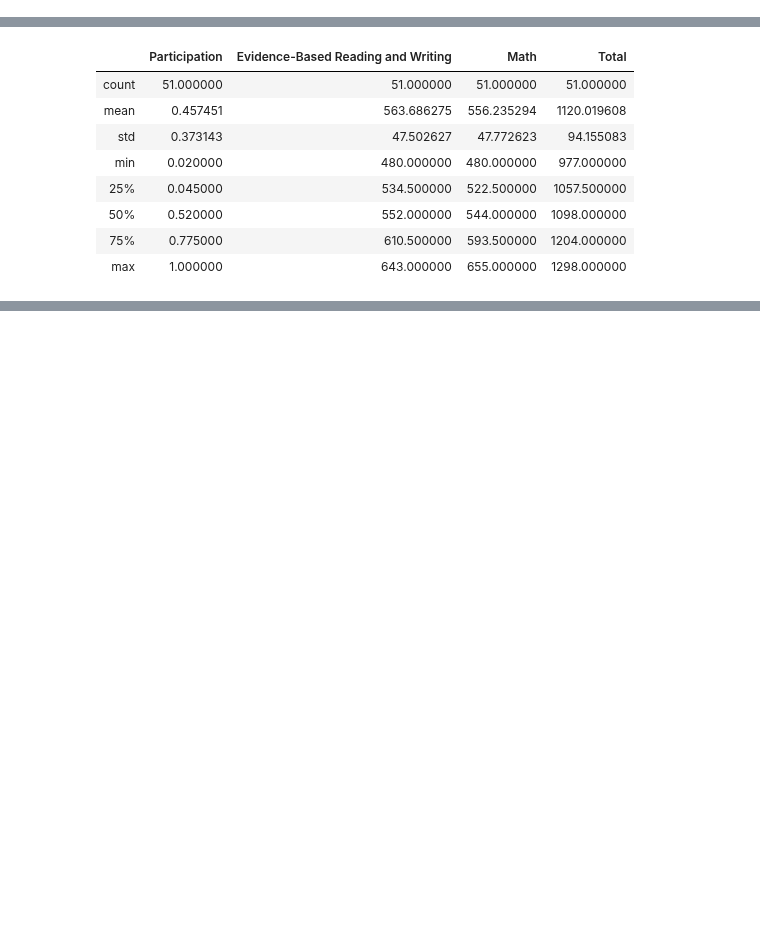
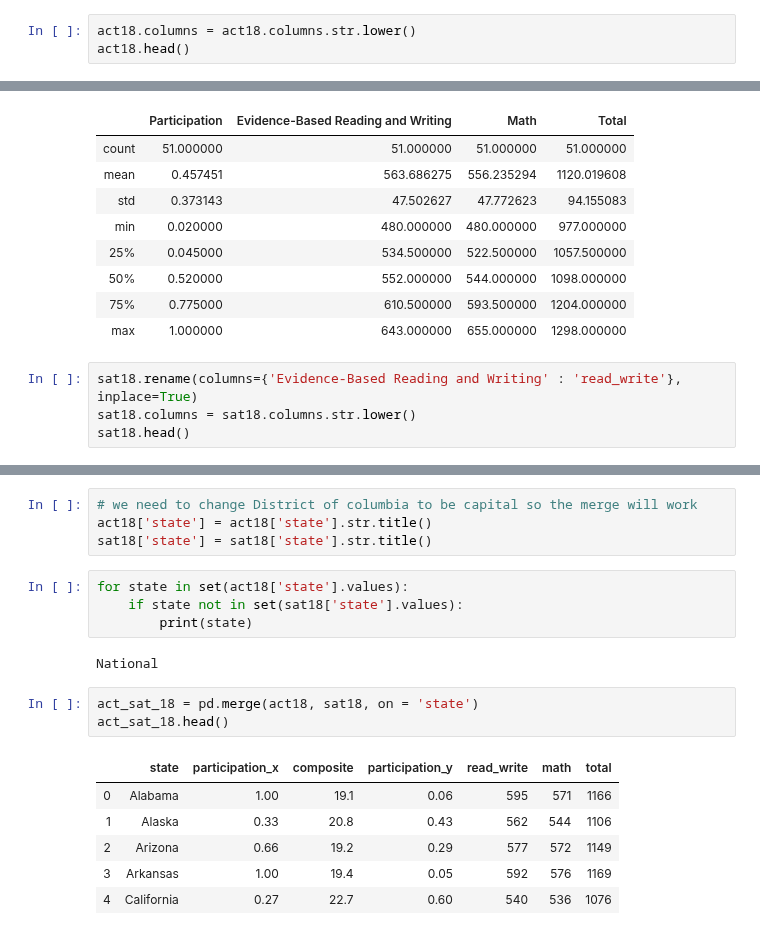
Before and after one commit to CreightonAshton/Scratchwork, a Jupyter notebook: Code/ACT-SAT/ACT-SAT.ipynb, the cells around one changed output, grey strips where cells are left out. Drawn from its saved outputs; the diff is of its cells as text; blank space fills up the shorter version.

```diff
--- a/Code/ACT-SAT/ACT-SAT.ipynb
+++ b/Code/ACT-SAT/ACT-SAT.ipynb
@@ -191,0 +193,3 @@ act18.head()
+# %%
+act18.columns = act18.columns.str.lower()
+act18.head()
@@ -295,3 +326,7 @@ sat18.describe()
 | 50% | 0.520000 | 552.000000 | 544.000000 | 1098.000000 |
 | 75% | 0.775000 | 610.500000 | 593.500000 | 1204.000000 |
 | max | 1.000000 | 643.000000 | 655.000000 | 1298.000000 |
+# %%
+sat18.rename(columns={'Evidence-Based Reading and Writing' : 'read_write'}, inplace=True)
+sat18.columns = sat18.columns.str.lower()
+sat18.head()
@@ -297,0 +406,20 @@ sat18.describe()
+# %%
+# we need to change District of columbia to be capital so the merge will work
+act18['state'] = act18['state'].str.title()
+sat18['state'] = sat18['state'].str.title()
+# %%
+for state in set(act18['state'].values):
+    if state not in set(sat18['state'].values):
+        print(state)
+# %% [output]
+National
+# %%
+act_sat_18 = pd.merge(act18, sat18, on = 'state')
+act_sat_18.head()
+# %% [output]
+|  | state | participation_x | composite | participation_y | read_write | math | total |
+| 0 | Alabama | 1.00 | 19.1 | 0.06 | 595 | 571 | 1166 |
+| 1 | Alaska | 0.33 | 20.8 | 0.43 | 562 | 544 | 1106 |
+| 2 | Arizona | 0.66 | 19.2 | 0.29 | 577 | 572 | 1149 |
+| 3 | Arkansas | 1.00 | 19.4 | 0.05 | 592 | 576 | 1169 |
+| 4 | California | 0.27 | 22.7 | 0.60 | 540 | 536 | 1076 |
```
Also changed, not shown: parts of 27 cells of this notebook, 1 other file.
